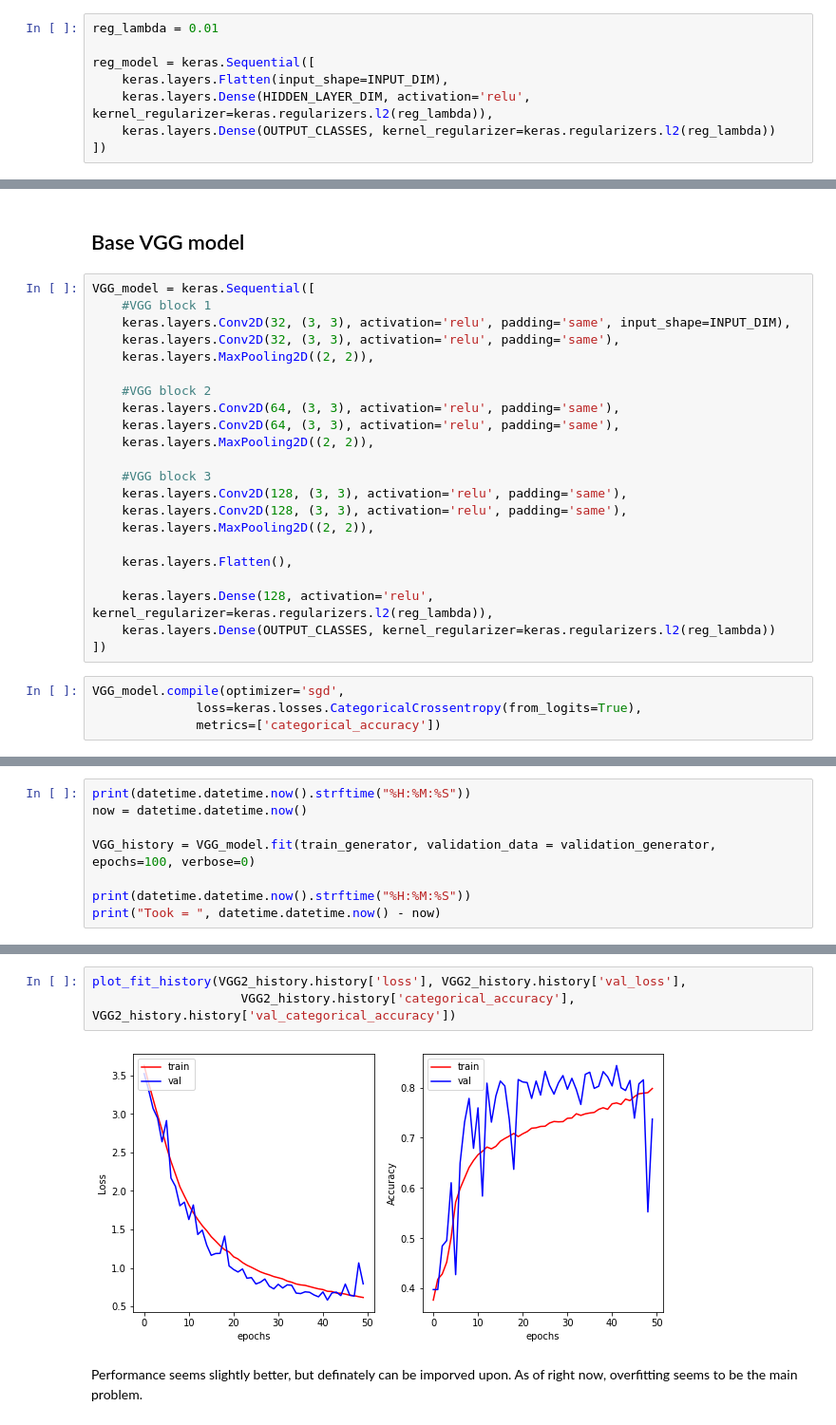
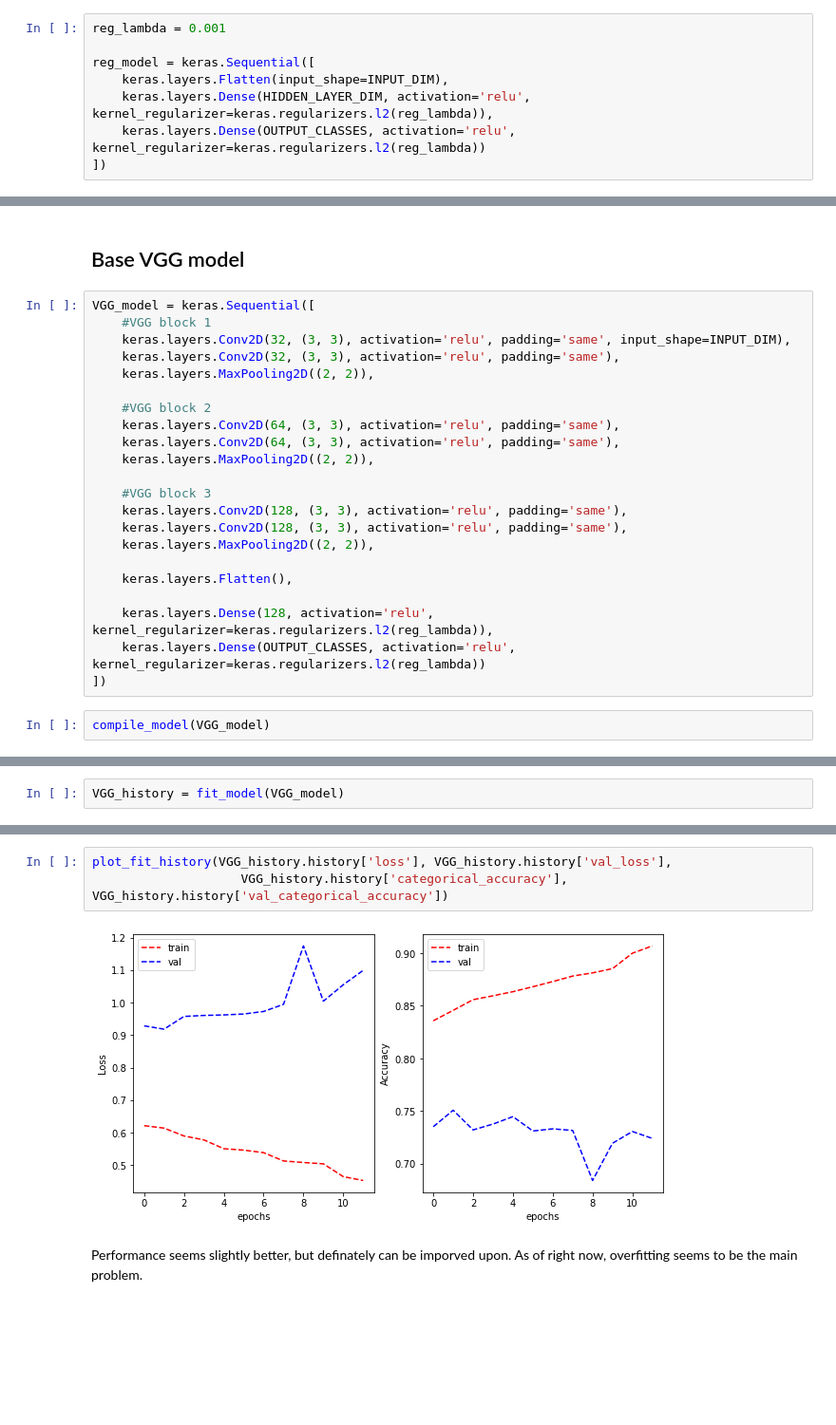
Before and after one commit to simonb65/COSC2673-A2, a Jupyter notebook: Assignmen2-TestDev.ipynb, the cells around one changed output, grey strips where cells are left out. Shown at 95% size. Drawn from its saved outputs; the diff is of its cells as text; blank space fills up the shorter version.

```diff
--- a/Assignmen2-TestDev.ipynb
+++ b/Assignmen2-TestDev.ipynb
@@ -320,11 +460,11 @@ plot_learning_curve(base_histroy.history['loss'], base_histroy.history['val_loss
 # %% [markdown]
 Trying some regularization
 # %%
-reg_lambda = 0.01
+reg_lambda = 0.001
 
 reg_model = keras.Sequential([
     keras.layers.Flatten(input_shape=INPUT_DIM),
     keras.layers.Dense(HIDDEN_LAYER_DIM, activation='relu', kernel_regularizer=keras.regularizers.l2(reg_lambda)),
-    keras.layers.Dense(OUTPUT_CLASSES, kernel_regularizer=keras.regularizers.l2(reg_lambda))
+    keras.layers.Dense(OUTPUT_CLASSES, activation='relu', kernel_regularizer=keras.regularizers.l2(reg_lambda))
 ])
 # %%
@@ -386,12 +554,10 @@ VGG_model = keras.Sequential([
     keras.layers.Flatten(),
 
     keras.layers.Dense(128, activation='relu', kernel_regularizer=keras.regularizers.l2(reg_lambda)),
-    keras.layers.Dense(OUTPUT_CLASSES, kernel_regularizer=keras.regularizers.l2(reg_lambda))
+    keras.layers.Dense(OUTPUT_CLASSES, activation='relu', kernel_regularizer=keras.regularizers.l2(reg_lambda))
 ])
 # %%
-VGG_model.compile(optimizer='sgd',
-              loss=keras.losses.CategoricalCrossentropy(from_logits=True),
-              metrics=['categorical_accuracy'])
+compile_model(VGG_model)
 # %%
 VGG_model.summary()
 # %% [output]
@@ -413,11 +579,5 @@ Trainable params: 435,108
 Non-trainable params: 0
 _________________________________________________________________
 # %%
-print(datetime.datetime.now().strftime("%H:%M:%S"))
-now = datetime.datetime.now()
-
-VGG_history = VGG_model.fit(train_generator, validation_data = validation_generator, epochs=100, verbose=0)
-
-print(datetime.datetime.now().strftime("%H:%M:%S"))
-print("Took = ", datetime.datetime.now() - now)
+VGG_history = fit_model(VGG_model)
 # %% [output]
@@ -493,7 +691,7 @@ Took =  0:16:00.812824
 # %%
-plot_fit_history(VGG2_history.history['loss'], VGG2_history.history['val_loss'],
-                    VGG2_history.history['categorical_accuracy'], VGG2_history.history['val_categorical_accuracy'])
+plot_fit_history(VGG_history.history['loss'], VGG_history.history['val_loss'],
+                    VGG_history.history['categorical_accuracy'], VGG_history.history['val_categorical_accuracy'])
 # %% [output]
-[figure, old version]
+[figure, new version]
 # %% [markdown]
 Performance seems slightly better, but definately can be imporved upon. As of right now, overfitting seems to be the main problem.
```
Also changed, not shown: parts of 61 cells of this notebook.
